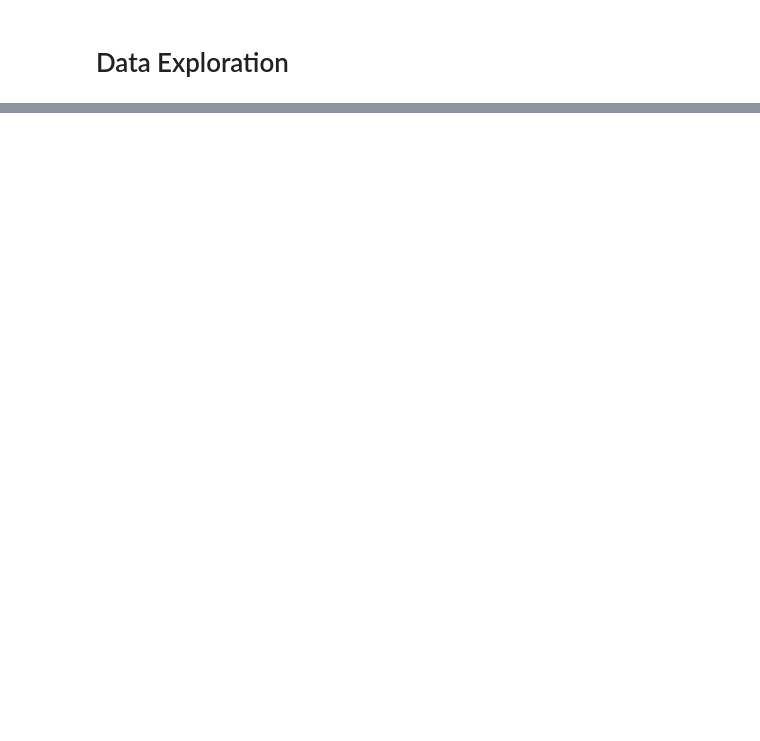
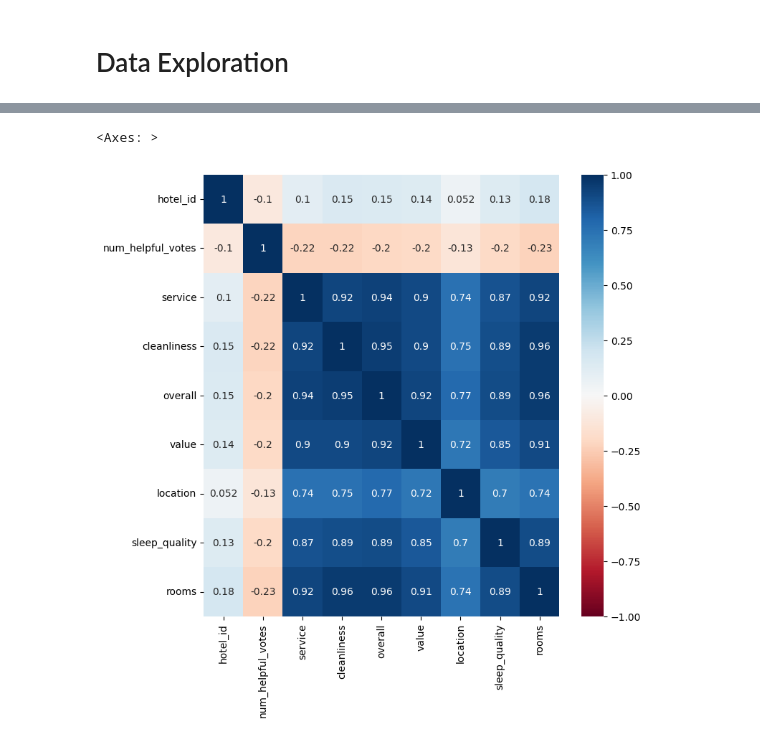
Before and after one commit to kuomat/hotel_reviews_prediction, a Jupyter notebook: main.ipynb, the cells around one changed output, grey strips where cells are left out. Drawn from its saved outputs; the diff is of its cells as text; code cells hidden in the pictures; blank space fills up the shorter version.

```diff
--- a/main.ipynb
+++ b/main.ipynb
@@ -50,0 +74,17 @@ original_df.shape
+# %%
+# Creating ratings_df, author_df from "flattening" the 'ratings' column in reviews_df
+ratings_df = pd.json_normalize(reviews_df['ratings'])
+author_df = pd.json_normalize(reviews_df['author'])
+
+# Concatenating all flattened info into large dataframe for future use
+complete_df = reviews_df.drop(['ratings','title','text','author','hotel_id','num_helpful_votes','id','via_mobile'], axis=1)
+complete_df = pd.concat([complete_df, author_df.drop(['location','username'], axis=1)], axis=1)
+complete_df = pd.concat([complete_df, ratings_df.drop(['check_in_front_desk','business_service_(e_g_internet_access)'], axis=1)], axis=1)
+
+# Here, we combine the data with some of the original columns in reviews_df so
+# that we can merge dataframes later on/more easily explore relationships between
+# all variables.
+ratings_df = pd.concat([reviews_df, ratings_df], axis=1)
+# Dropping the redundant/text columns
+ratings_df.drop(['author','ratings','title','text','date'], axis=1, inplace=True)
+ratings_df.head()
@@ -71,0 +111,3 @@ first_data['title']
+# %%
+# Dropping two of the columns
+ratings_df = ratings_df.drop(['check_in_front_desk','business_service_(e_g_internet_access)'], axis=1)
@@ -238,0 +292,3 @@ reviews_df = pd.concat([reviews_df, tfidf_df], axis=1)
+# %%
+ratings_by_hotel = ratings_df.groupby(by='hotel_id', as_index=False).agg({'num_helpful_votes': 'mean','service':'mean','cleanliness':'mean','overall':'mean','value':'mean','location':'mean','sleep_quality':'mean','rooms':'mean'})
+ratings_by_hotel.head()
@@ -238,0 +302,2 @@ reviews_df = pd.concat([reviews_df, tfidf_df], axis=1)
+# %%
+ratings_corr = ratings_by_hotel.corr()
@@ -238,0 +310,7 @@ reviews_df = pd.concat([reviews_df, tfidf_df], axis=1)
+# %%
+# Heatmap of Correlations
+fig, ax = plt.subplots(figsize=(8, 8))
+sns.heatmap(ratings_corr, cmap = 'RdBu', vmin = -1, vmax = 1, center = 0, annot=True)
+# %% [output]
+<Axes: >
+[figure, added]
```
Also changed, not shown: parts of 179 cells of this notebook.
